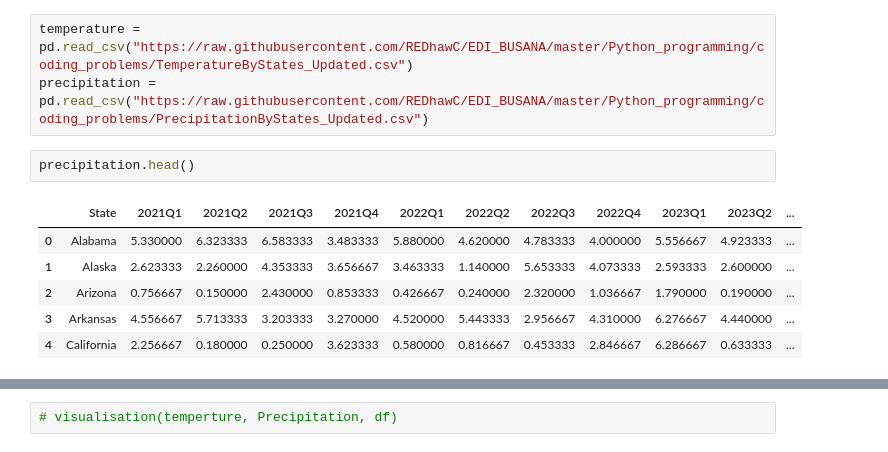
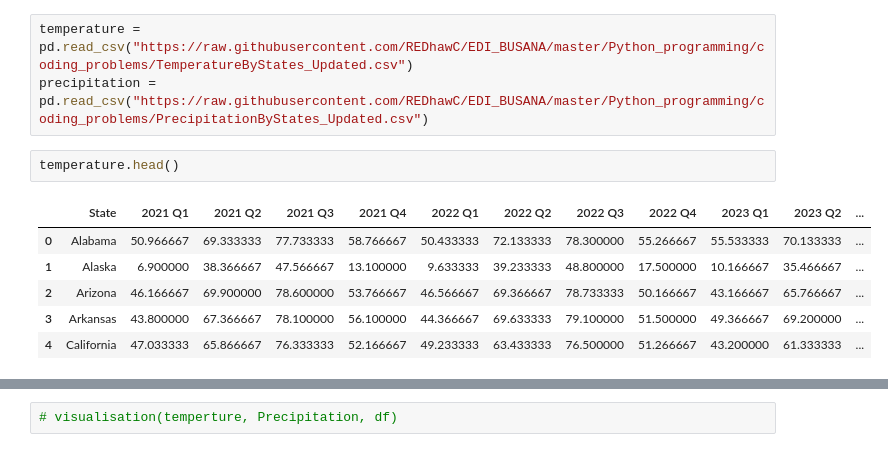
Before and after one commit to REDhawC/EDI_BUSANA, a Jupyter notebook: Python_programming/coding_problems/#v1_NASA_Group.ipynb, the cells around one changed output, grey strips where cells are left out. Drawn from its saved outputs; the diff is of its cells as text.

```diff
--- a/Python_programming/coding_problems/NASA_Group.ipynb
+++ b/Python_programming/coding_problems/#v1_NASA_Group.ipynb
@@ -94,11 +94,11 @@ Requirement already satisfied: colorama in c:\users\redhawc\.pyenv\pyenv-win\ver
 temperature = pd.read_csv("https://raw.githubusercontent.com/REDhawC/EDI_BUSANA/master/Python_programming/coding_problems/TemperatureByStates_Updated.csv")
 precipitation = pd.read_csv("https://raw.githubusercontent.com/REDhawC/EDI_BUSANA/master/Python_programming/coding_problems/PrecipitationByStates_Updated.csv")
 # %%
-precipitation.head()
+temperature.head()
 # %% [output]
-|  | State | 2021Q1 | 2021Q2 | 2021Q3 | 2021Q4 | 2022Q1 | 2022Q2 | 2022Q3 | 2022Q4 | 2023Q1 | 2023Q2 | ... |
-| 0 | Alabama | 5.330000 | 6.323333 | 6.583333 | 3.483333 | 5.880000 | 4.620000 | 4.783333 | 4.000000 | 5.556667 | 4.923333 | ... |
-| 1 | Alaska | 2.623333 | 2.260000 | 4.353333 | 3.656667 | 3.463333 | 1.140000 | 5.653333 | 4.073333 | 2.593333 | 2.600000 | ... |
-| 2 | Arizona | 0.756667 | 0.150000 | 2.430000 | 0.853333 | 0.426667 | 0.240000 | 2.320000 | 1.036667 | 1.790000 | 0.190000 | ... |
-| 3 | Arkansas | 4.556667 | 5.713333 | 3.203333 | 3.270000 | 4.520000 | 5.443333 | 2.956667 | 4.310000 | 6.276667 | 4.440000 | ... |
-| 4 | California | 2.256667 | 0.180000 | 0.250000 | 3.623333 | 0.580000 | 0.816667 | 0.453333 | 2.846667 | 6.286667 | 0.633333 | ... |
+|  | State | 2021 Q1 | 2021 Q2 | 2021 Q3 | 2021 Q4 | 2022 Q1 | 2022 Q2 | 2022 Q3 | 2022 Q4 | 2023 Q1 | 2023 Q2 | ... |
+| 0 | Alabama | 50.966667 | 69.333333 | 77.733333 | 58.766667 | 50.433333 | 72.133333 | 78.300000 | 55.266667 | 55.533333 | 70.133333 | ... |
+| 1 | Alaska | 6.900000 | 38.366667 | 47.566667 | 13.100000 | 9.633333 | 39.233333 | 48.800000 | 17.500000 | 10.166667 | 35.466667 | ... |
+| 2 | Arizona | 46.166667 | 69.900000 | 78.600000 | 53.766667 | 46.566667 | 69.366667 | 78.733333 | 50.166667 | 43.166667 | 65.766667 | ... |
+| 3 | Arkansas | 43.800000 | 67.366667 | 78.100000 | 56.100000 | 44.366667 | 69.633333 | 79.100000 | 51.500000 | 49.366667 | 69.200000 | ... |
+| 4 | California | 47.033333 | 65.866667 | 76.333333 | 52.166667 | 49.233333 | 63.433333 | 76.500000 | 51.266667 | 43.200000 | 61.333333 | ... |
```
Also changed, not shown: parts of 2 cells of this notebook.
